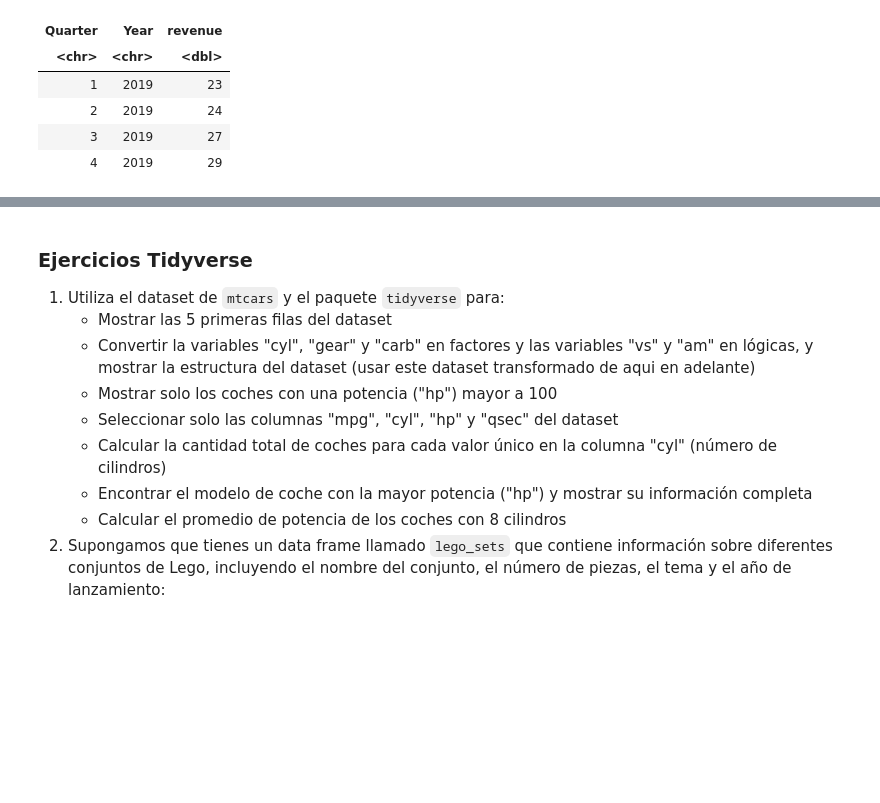
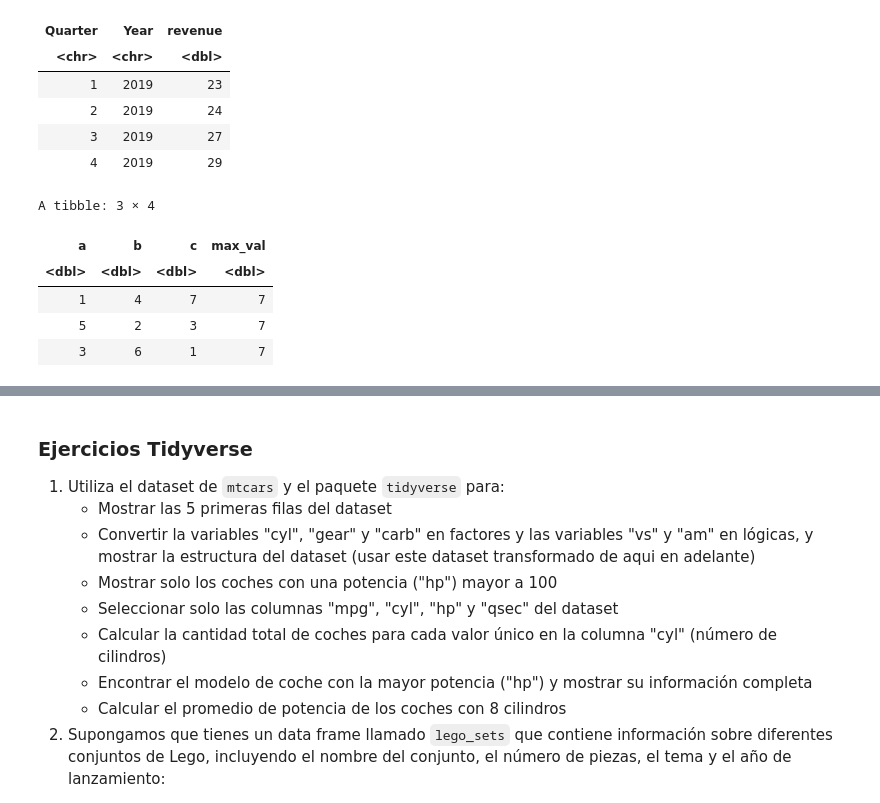
Before and after one commit to rcrzarg/Docencia, a Jupyter notebook: DATCOM/INT_PROG/Tidyverse.ipynb, the cells around one changed output, grey strips where cells are left out. Saved outputs shown, nothing was run; the diff lists cells and outputs as text; code cells hidden in the pictures; blank space fills up the shorter version.

```diff
--- a/DATCOM/INT_PROG/Tidyverse.ipynb
+++ b/DATCOM/INT_PROG/Tidyverse.ipynb
@@ -907,3 +908,20 @@ A data.frame: 4 × 3
 | 2 | 2019 | 24 |
 | 3 | 2019 | 27 |
 | 4 | 2019 | 29 |
+# %%
+df <- tibble(
+  a = c(1, 5, 3),
+  b = c(4, 2, 6),
+  c = c(7, 3, 1)
+)
+
+# Sin rowwise...
+df %>%
+    mutate(max_val = max(a, b, c))  # Devuelve el mismo valor para todas las filas
+# %% [output]
+A tibble: 3 × 4
+| a | b | c | max_val |
+| <dbl> | <dbl> | <dbl> | <dbl> |
+| 1 | 4 | 7 | 7 |
+| 5 | 2 | 3 | 7 |
+| 3 | 6 | 1 | 7 |
```
Also changed, not shown: parts of 2 cells of this notebook, 4 other files.
